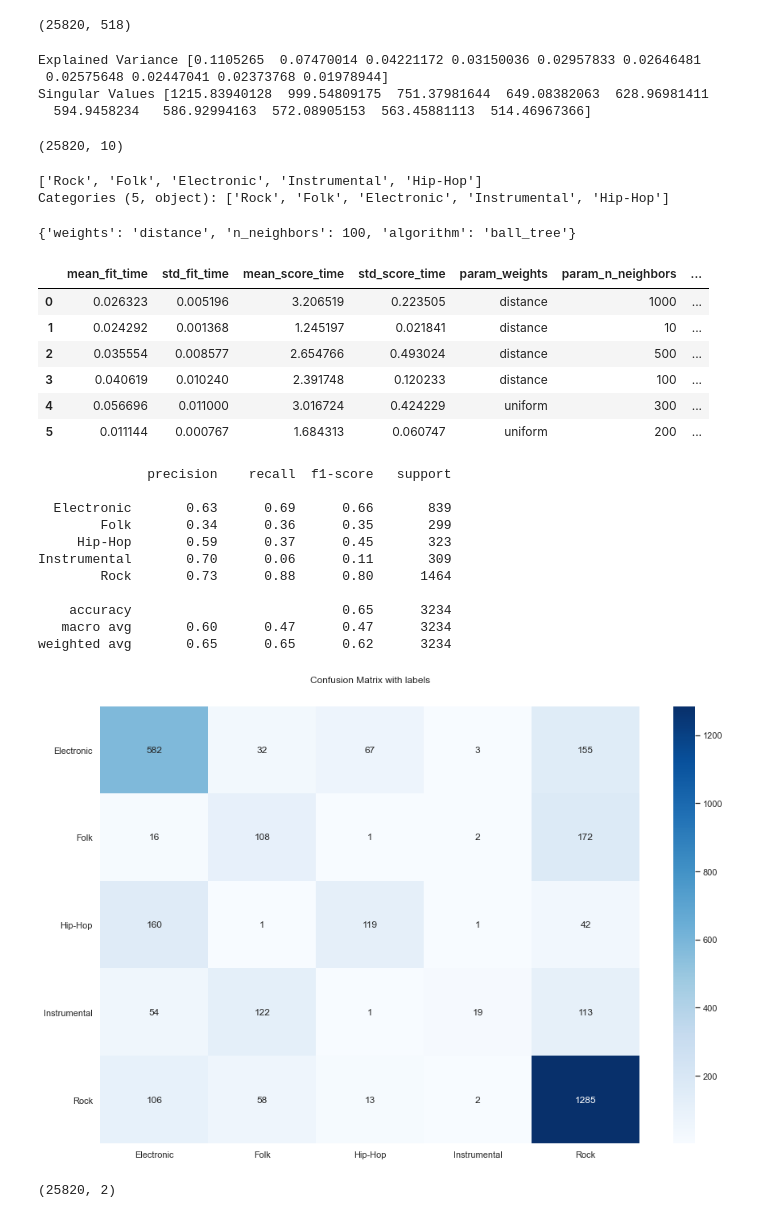
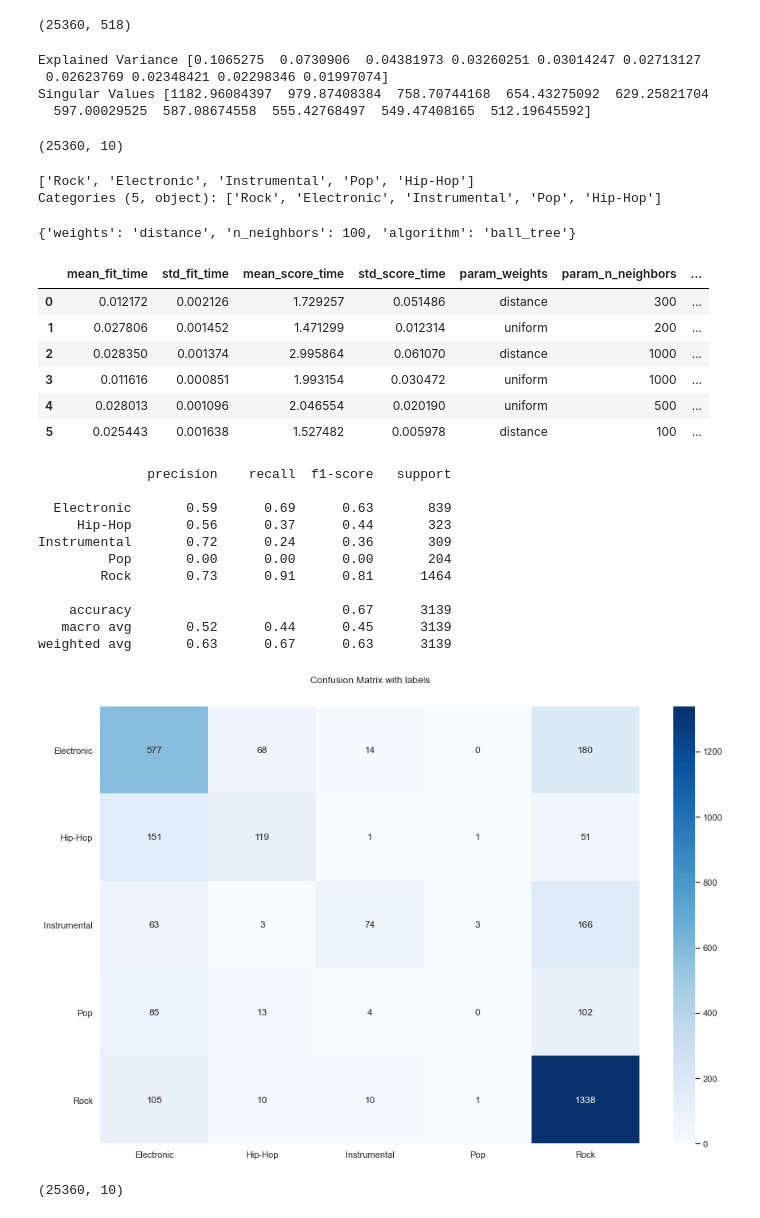
Before and after one commit to royyi/group10-music-classifier, a Jupyter notebook: model/knn large.ipynb, the cells around one changed output. Saved outputs shown, nothing was run; the diff lists cells and outputs as text; code cells hidden in the pictures.

```diff
--- a/model/knn large.ipynb
+++ b/model/knn large.ipynb
@@ -20,7 +20,7 @@ def get_all():
     large = tracks['set', 'subset'] <= 'large'
 
     genre1 = tracks['track', 'genre_top'] == 'Rock'
-    genre2 = tracks['track', 'genre_top'] == 'Folk'
+    genre2 = tracks['track', 'genre_top'] == 'Pop'
     genre3 = tracks['track', 'genre_top'] == 'Electronic'
     genre4 = tracks['track', 'genre_top'] == 'Instrumental'
     genre5 = tracks['track', 'genre_top'] == 'Hip-Hop'
@@ -43,7 +43,7 @@ def get_all():
 X_train, X_test, y_train, y_test = get_all()
 X_train.shape
 # %% [output]
-(25820, 518)
+(25360, 518)
 # %%
 from sklearn.decomposition import PCA
 def pca_preprocess(X_train, X_test):
@@ -60,16 +60,16 @@ def pca_preprocess(X_train, X_test):
 X_train, X_test = pca_preprocess(X_train, X_test)
 X_train.shape
 # %% [output]
-Explained Variance [0.1105265  0.07470014 0.04221172 0.03150036 0.02957833 0.02646481
- 0.02575648 0.02447041 0.02373768 0.01978944]
-Singular Values [1215.83940128  999.54809175  751.37981644  649.08382063  628.96981411
-  594.9458234   586.92994163  572.08905153  563.45881113  514.46967366]
+Explained Variance [0.1065275  0.0730906  0.04381973 0.03260251 0.03014247 0.02713127
+ 0.02623769 0.02348421 0.02298346 0.01997074]
+Singular Values [1182.96084397  979.87408384  758.70744168  654.43275092  629.25821704
+  597.00029525  587.08674558  555.42768497  549.47408165  512.19645592]
-(25820, 10)
+(25360, 10)
 # %%
 y_test.unique()
 # %% [output]
-['Rock', 'Folk', 'Electronic', 'Instrumental', 'Hip-Hop']
-Categories (5, object): ['Rock', 'Folk', 'Electronic', 'Instrumental', 'Hip-Hop']
+['Rock', 'Electronic', 'Instrumental', 'Pop', 'Hip-Hop']
+Categories (5, object): ['Rock', 'Electronic', 'Instrumental', 'Pop', 'Hip-Hop']
 # %%
 from sklearn.model_selection import RandomizedSearchCV
 from sklearn.neighbors import KNeighborsClassifier
@@ -92,41 +92,41 @@ knn.best_params_
 pd.DataFrame(knn.cv_results_)
 # %% [output]
 |  | mean_fit_time | std_fit_time | mean_score_time | std_score_time | param_weights | param_n_neighbors | ... |
-| 0 | 0.026323 | 0.005196 | 3.206519 | 0.223505 | distance | 1000 | ... |
-| 1 | 0.024292 | 0.001368 | 1.245197 | 0.021841 | distance | 10 | ... |
-| 2 | 0.035554 | 0.008577 | 2.654766 | 0.493024 | distance | 500 | ... |
-| 3 | 0.040619 | 0.010240 | 2.391748 | 0.120233 | distance | 100 | ... |
-| 4 | 0.056696 | 0.011000 | 3.016724 | 0.424229 | uniform | 300 | ... |
-| 5 | 0.011144 | 0.000767 | 1.684313 | 0.060747 | uniform | 200 | ... |
+| 0 | 0.012172 | 0.002126 | 1.729257 | 0.051486 | distance | 300 | ... |
+| 1 | 0.027806 | 0.001452 | 1.471299 | 0.012314 | uniform | 200 | ... |
+| 2 | 0.028350 | 0.001374 | 2.995864 | 0.061070 | distance | 1000 | ... |
+| 3 | 0.011616 | 0.000851 | 1.993154 | 0.030472 | uniform | 1000 | ... |
+| 4 | 0.028013 | 0.001096 | 2.046554 | 0.020190 | uniform | 500 | ... |
+| 5 | 0.025443 | 0.001638 | 1.527482 | 0.005978 | distance | 100 | ... |
 # %%
-neigh = KNeighborsClassifier(n_neighbors=100, weights="distance", algorithm="brute")
+neigh = KNeighborsClassifier(n_neighbors=100, weights="distance", algorithm="ball_tree")
 y_pred = neigh.fit(X_train, y_train).predict(X_test)
 
 print(classification_report(y_test, y_pred))
 cf_mat = confusion_matrix(y_test, y_pred)
 sns.set(rc = {'figure.figsize':(15,10)})
 
 ax = sns.heatmap(cf_mat, annot=True, cmap='Blues', fmt='g')
 ax.set_xticklabels(neigh.classes_)
 kwargs = {'rotation': 'horizontal'}
 ax.set_yticklabels(neigh.classes_, **kwargs)
 
 ax.set_title('Confusion Matrix with labels\n\n')
 
 plt.show()
 # %% [output]
               precision    recall  f1-score   support
 
-  Electronic       0.63      0.69      0.66       839
-        Folk       0.34      0.36      0.35       299
-     Hip-Hop       0.59      0.37      0.45       323
-Instrumental       0.70      0.06      0.11       309
-        Rock       0.73      0.88      0.80      1464
+  Electronic       0.59      0.69      0.63       839
+     Hip-Hop       0.56      0.37      0.44       323
+Instrumental       0.72      0.24      0.36       309
+         Pop       0.00      0.00      0.00       204
+        Rock       0.73      0.91      0.81      1464
 
-    accuracy                           0.65      3234
-   macro avg       0.60      0.47      0.47      3234
-weighted avg       0.65      0.65      0.62      3234
+    accuracy                           0.67      3139
+   macro avg       0.52      0.44      0.45      3139
+weighted avg       0.63      0.67      0.63      3139
-[figure, old version]
+[figure, new version]
 # %%
 from sklearn.manifold import TSNE
 
@@ -141,7 +141,7 @@ def tsne_preprocess(X_train, X_test):
 
 X_train.shape
 # %% [output]
-(25820, 2)
+(25360, 10)
 # %%
 X_train, X_test, y_train, y_test = get_all()
 X_train, X_test = tsne_preprocess(X_train, X_test)
```
Also changed, not shown: parts of 1 cell of this notebook.
